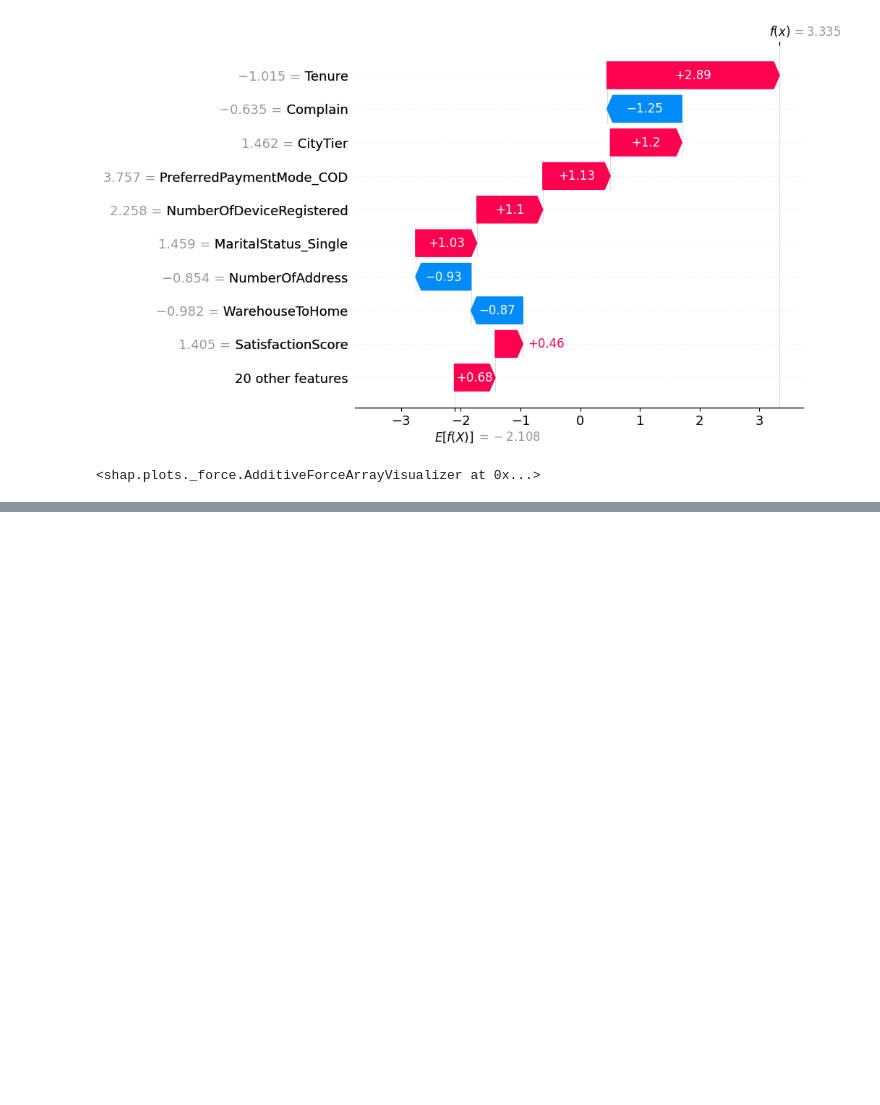
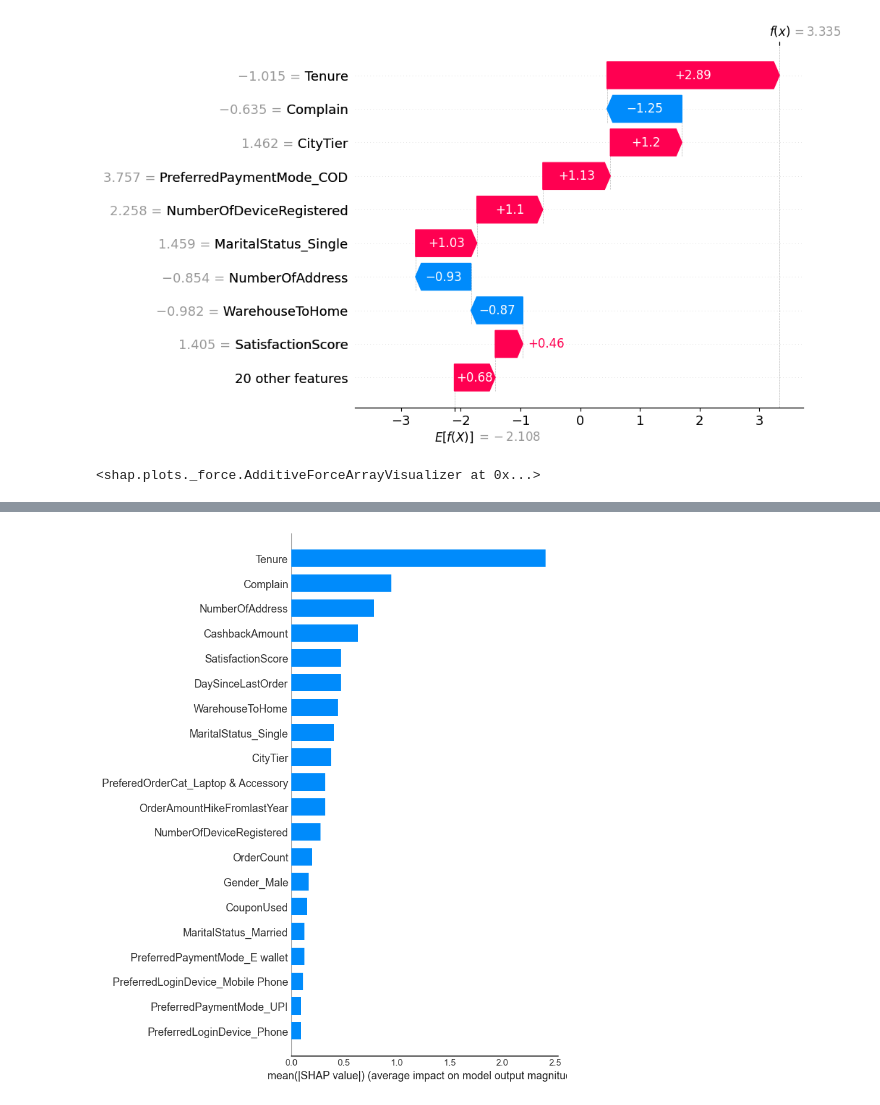
Before and after one commit to AmineMrabet12/AI-Meth, a Jupyter notebook: notebooks/data.ipynb, the cells around one changed output, grey strips where cells are left out. Drawn from its saved outputs; the diff is of its cells as text; code cells hidden in the pictures; blank space fills up the shorter version.

```diff
--- a/notebooks/data.ipynb
+++ b/notebooks/data.ipynb
@@ -273,0 +279,5 @@ shap.force_plot(explainer.expected_value, shap_values[:50], pd.DataFrame(X_test,
+# %%
+# Mean SHAP plot (this is part of the summary plot)
+shap.summary_plot(shap_values, X_test, feature_names=X.columns, plot_type="bar")
+# %% [output]
+[figure, added]
```
Also changed, not shown: parts of 2 cells of this notebook, 2 other files.
